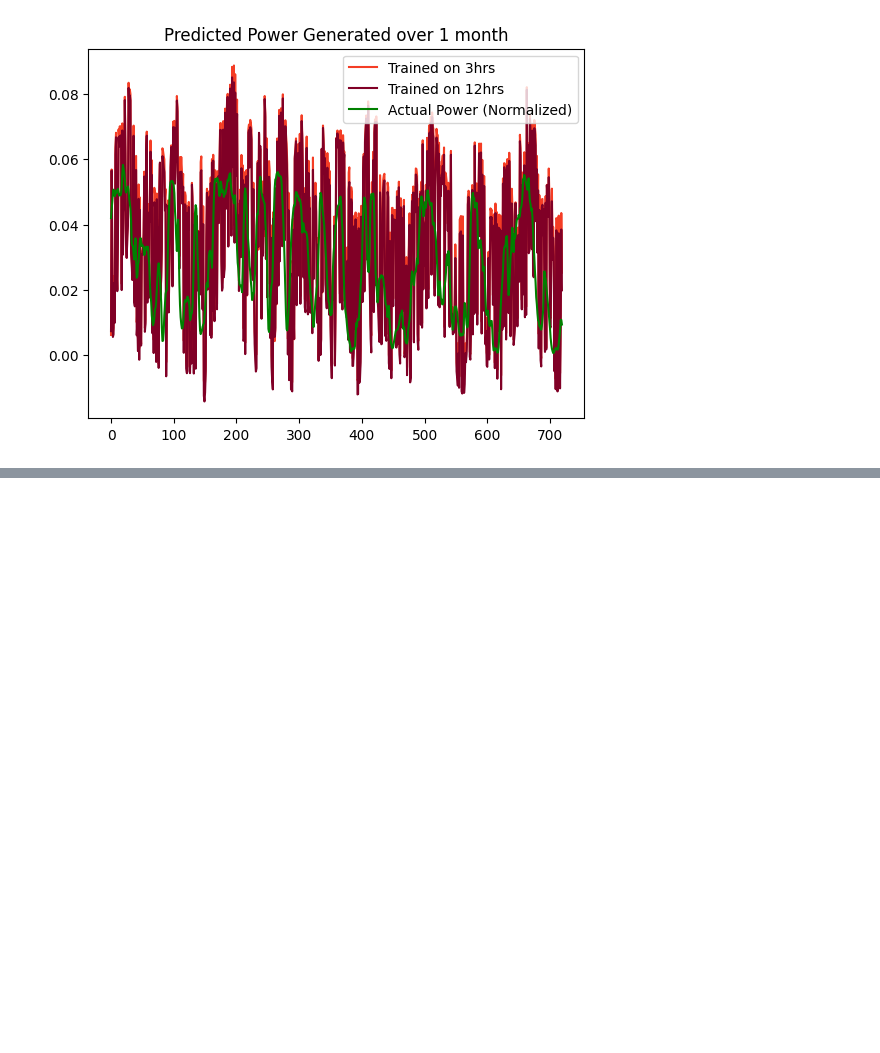
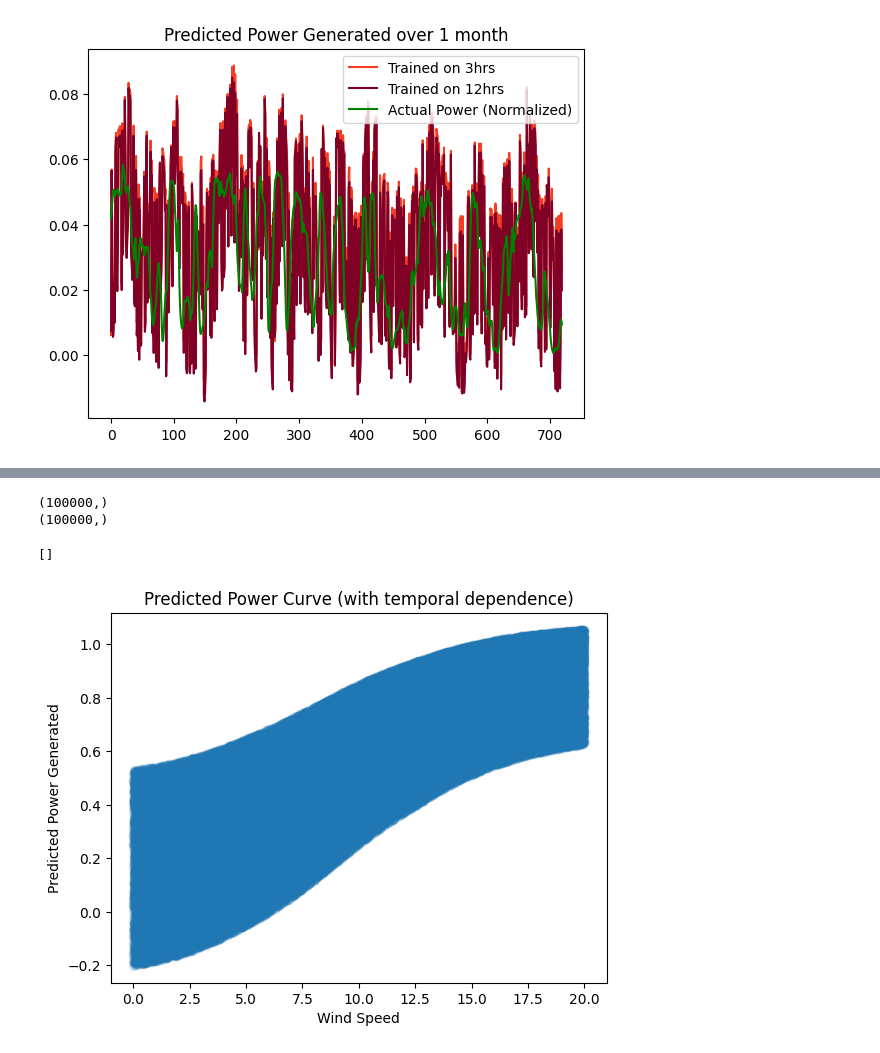
Before and after one commit to davidvalenta-dev/deep-wind-model-dispatch, a Jupyter notebook: power_model/src/model_exploration.ipynb, the cells around one changed output, grey strips where cells are left out. Cells and saved outputs as stored; diff of their text form; code cells hidden in the pictures; blank space fills up the shorter version.

```diff
--- a/power_model/src/model_exploration.ipynb
+++ b/power_model/src/model_exploration.ipynb
@@ -93,0 +113,19 @@ torch.Size([1, 720, 16])
+# %%
+N = 100000
+random_wind_speeds = np.linspace(0, 20, N)
+print(random_wind_speeds.shape)
+
+input = torch.tensor(random_wind_speeds, dtype=torch.float).unsqueeze(0)
+alpha = random_quantiles(N, 0.01, 0.99)
+preds = model_12hr(input, alpha).detach().cpu().numpy().squeeze()
+print(preds.shape)
+plt.scatter(random_wind_speeds, preds, alpha=0.1)
+plt.ylabel('Predicted Power Generated')
+plt.xlabel('Wind Speed')
+plt.title('Predicted Power Curve (with temporal dependence)')
+plt.plot()
+# %% [output]
+(100000,)
+(100000,)
+[]
+[figure, added]
```
Also changed, not shown: parts of 2 cells of this notebook, 6 other files.
